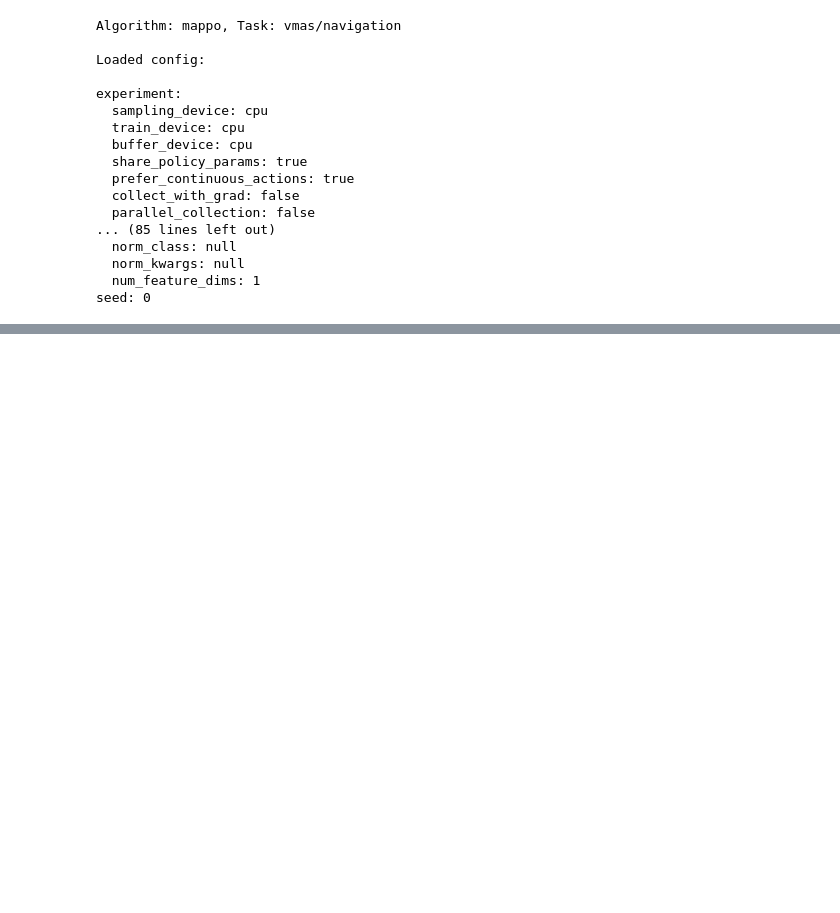
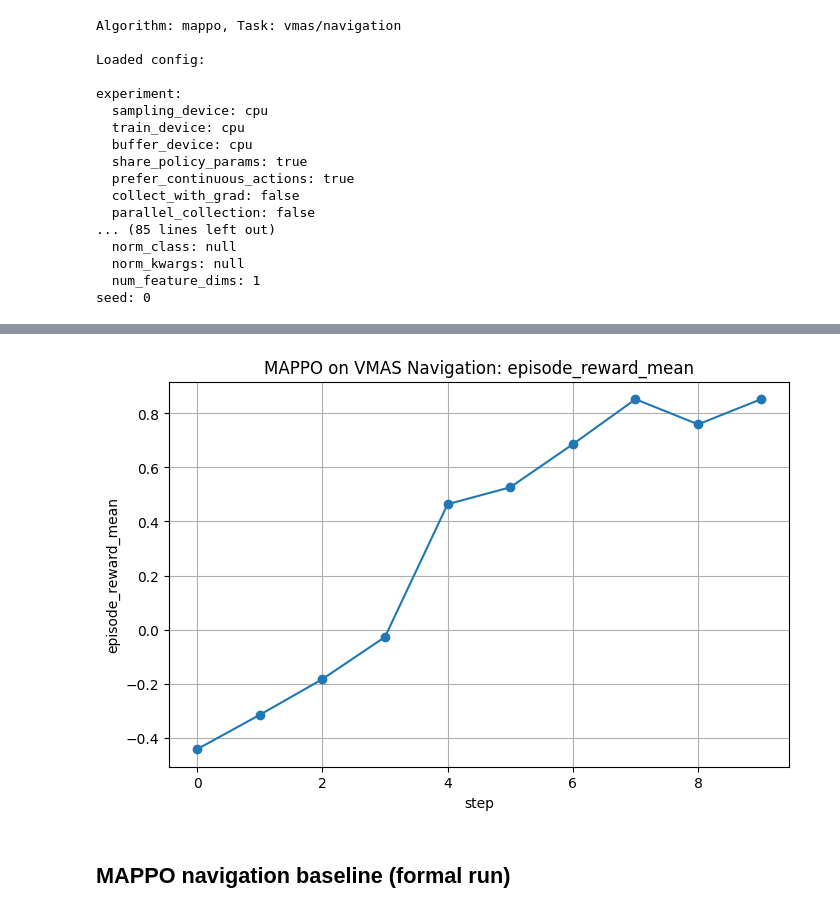
Before and after one commit to WonderfulClaire/low_altitude_marl, a Jupyter notebook: notebooks/colab_smoke_test.ipynb, the cells around one changed output, grey strips where cells are left out. Drawn from its saved outputs; the diff is of its cells as text; code cells hidden in the pictures; blank space fills up the shorter version.

```diff
--- a/notebooks/colab_smoke_test.ipynb
+++ b/notebooks/colab_smoke_test.ipynb
@@ -138,0 +251,13 @@ seed: 0
+# %%
+plt.figure(figsize=(8,5))
+plt.plot(df["step"], df["value"], marker="o")
+plt.xlabel("step")
+plt.ylabel("episode_reward_mean")
+plt.title("MAPPO on VMAS Navigation: episode_reward_mean")
+plt.grid(True)
+plt.savefig("/content/low_altitude_marl/outputs/navigation_episode_reward_mean.png", dpi=200, bbox_inches="tight")
+plt.show()
+# %% [output]
+[figure, added]
+# %% [markdown]
+## MAPPO navigation baseline (formal run)
```
Also changed, not shown: parts of 7 cells of this notebook.
